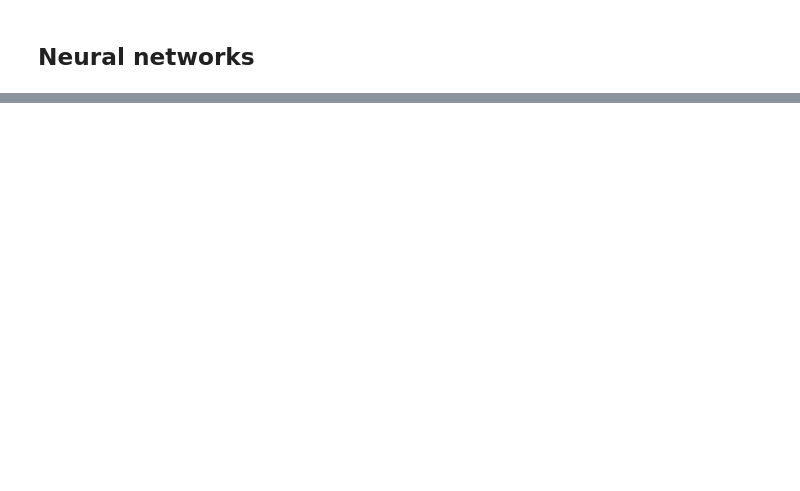
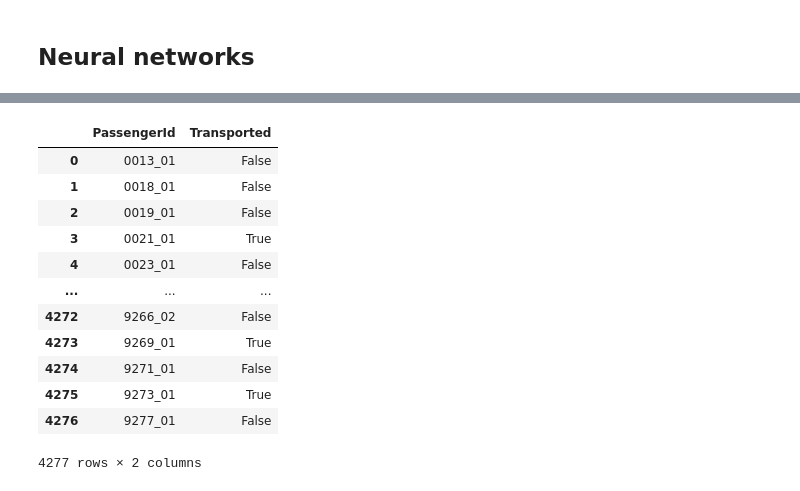
Before and after one commit to leo-lopes/Data-Science, a Jupyter notebook: Titanic.ipynb, the cells around one changed output, grey strips where cells are left out. Cells and saved outputs as stored; diff of their text form; code cells hidden in the pictures; blank space fills up the shorter version.

```diff
--- a/Titanic.ipynb
+++ b/Titanic.ipynb
@@ -428 +391,23 @@ sub['Transported'] = previsoes_back
+# %%
+sub_nn = df_test.copy()
+sub_nn.drop(['CryoSleep','RoomService','FoodCourt','ShoppingMall','Spa','VRDeck',],axis=1,inplace=True)
+# %%
+sub_nn['PassengerId'] = df_test['PassengerId'].copy()
+sub_nn['Transported'] = pd.DataFrame(previsoes_back)
+# %%
+sub_nn
+# %% [output]
+|  | PassengerId | Transported |
+| 0 | 0013_01 | False |
+| 1 | 0018_01 | False |
+| 2 | 0019_01 | False |
+| 3 | 0021_01 | True |
+| 4 | 0023_01 | False |
+| ... | ... | ... |
+| 4272 | 9266_02 | False |
+| 4273 | 9269_01 | True |
+| 4274 | 9271_01 | False |
+| 4275 | 9273_01 | True |
+| 4276 | 9277_01 | False |
+4277 rows × 2 columns
 # %%
```
Also changed, not shown: parts of 39 cells of this notebook.
